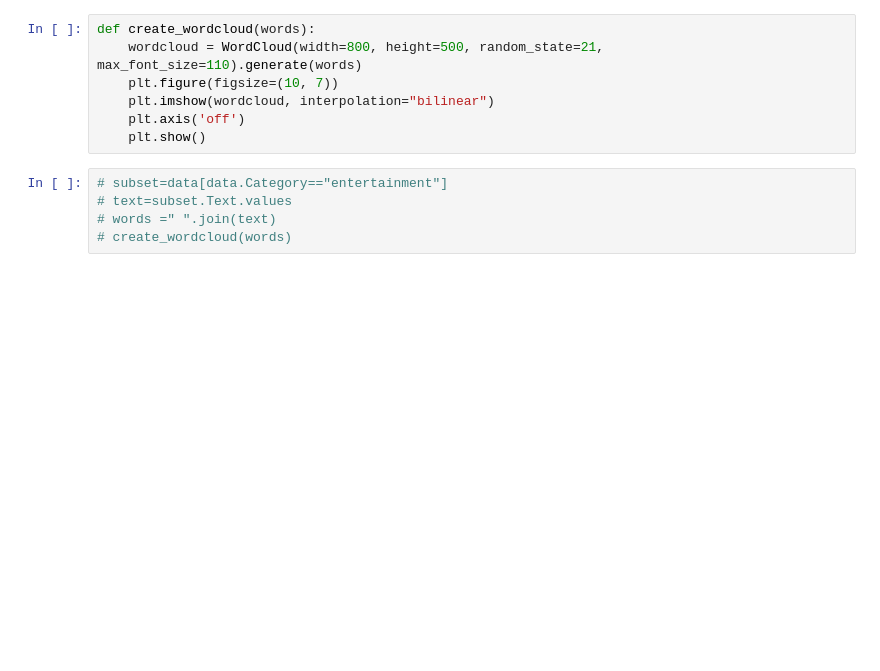
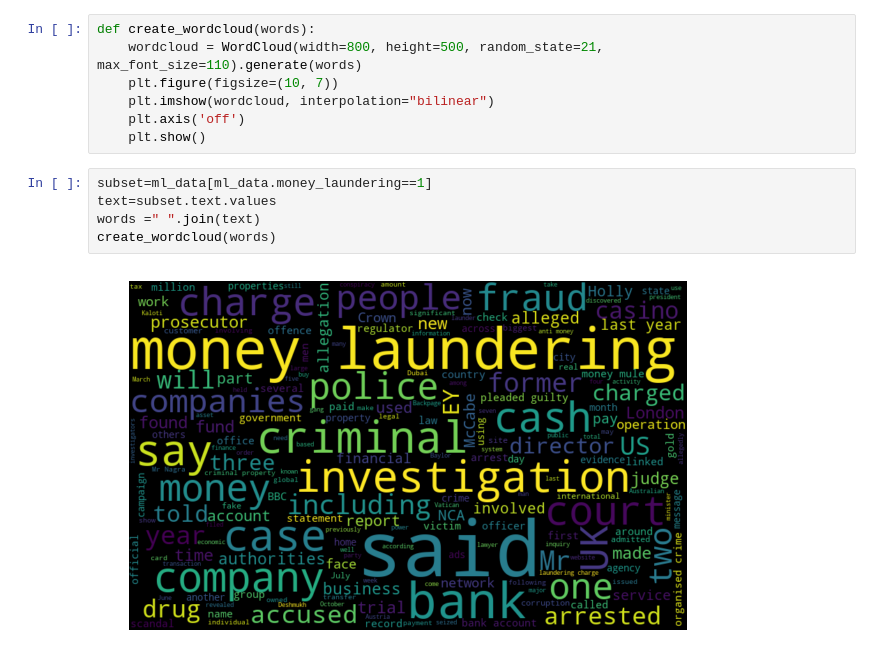
Before and after one commit to aklimchenko/nlp-project, a Jupyter notebook: Article Data EDA.ipynb, the cells around one changed output. Drawn from its saved outputs; the diff is of its cells as text; blank space fills up the shorter version.

```diff
--- a/Article Data EDA.ipynb
+++ b/Article Data EDA.ipynb
@@ -95,7 +103,9 @@ def create_wordcloud(words):
     plt.axis('off')
     plt.show()
 # %%
-# subset=data[data.Category=="entertainment"]
-# text=subset.Text.values
-# words =" ".join(text)
-# create_wordcloud(words)
+subset=ml_data[ml_data.money_laundering==1]
+text=subset.text.values
+words =" ".join(text)
+create_wordcloud(words)
+# %% [output]
+[figure, added]
```
Also changed, not shown: parts of 22 cells of this notebook, 2 other files.
